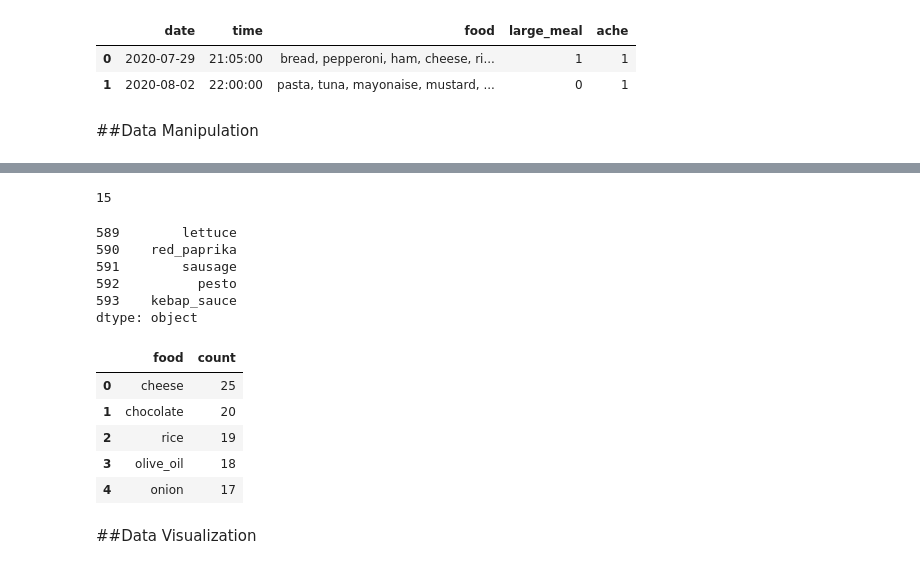
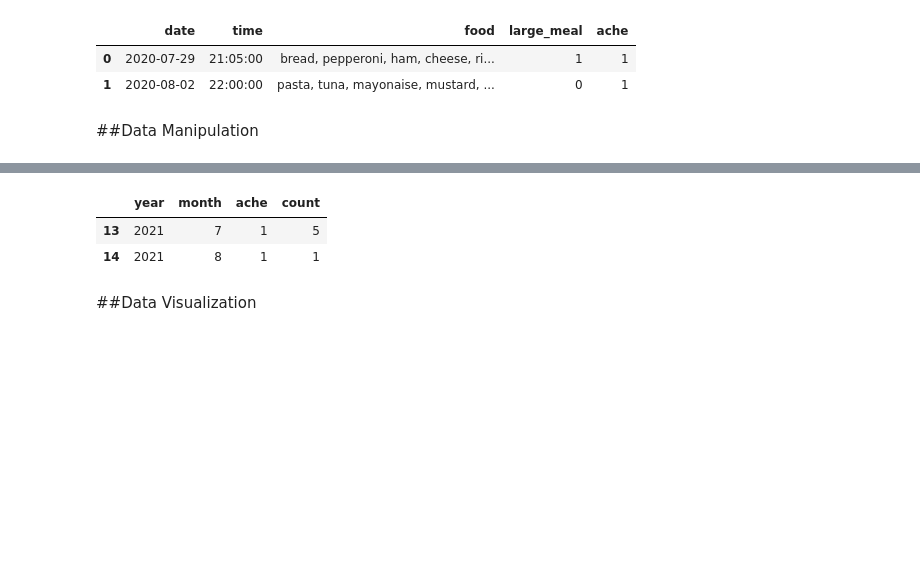
Before and after one commit to gabrielborja/python_data_analysis, a Jupyter notebook: food_habits_analytics.ipynb, the cells around one changed output, grey strips where cells are left out. Cells and saved outputs as stored; diff of their text form; code cells hidden in the pictures; blank space fills up the shorter version.

```diff
--- a/food_habits_analytics.ipynb
+++ b/food_habits_analytics.ipynb
@@ -114,30 +88,13 @@ ache_1[:10]
-# %%
-#Building dictionary of occurrences for each food
-ache_occurrences = collections.Counter(ache_1)
-ache_occurrences.get('bread')
-# %% [output]
-15
-# %%
-#Transforming list of foods into series
-ache_meal_1 = pd.Series(data=ache_1)
-ache_meal_1.tail()
-# %% [output]
-589        lettuce
-590    red_paprika
-591        sausage
-592          pesto
-593    kebap_sauce
-dtype: object
-# %%
-#Counting most popular foods
-ache_meal_1 = ache_meal_1.value_counts().reset_index(name='count').rename(columns={'index':'food'})
-ache_meal_1.head()
-# %% [output]
-|  | food | count |
-| 0 | cheese | 25 |
-| 1 | chocolate | 20 |
-| 2 | rice | 19 |
-| 3 | olive_oil | 18 |
-| 4 | onion | 17 |
+# %%
+#Assigning categorical attributes from date and grouping by year, month and ache
+df1 = df1.assign(year = df1['date'].dt.year,
+                 month = df1['date'].dt.month,
+                 hour = df1['time'].str[:2].astype(int))
+df1_agg = df1.groupby(by=['year', 'month', 'ache']).agg(count=('time', 'count')).reset_index()
+df1_agg.tail(2)
+# %% [output]
+|  | year | month | ache | count |
+| 13 | 2021 | 7 | 1 | 5 |
+| 14 | 2021 | 8 | 1 | 1 |
 # %% [markdown]
 ##Data Visualization
```
Also changed, not shown: parts of 10 cells of this notebook.
